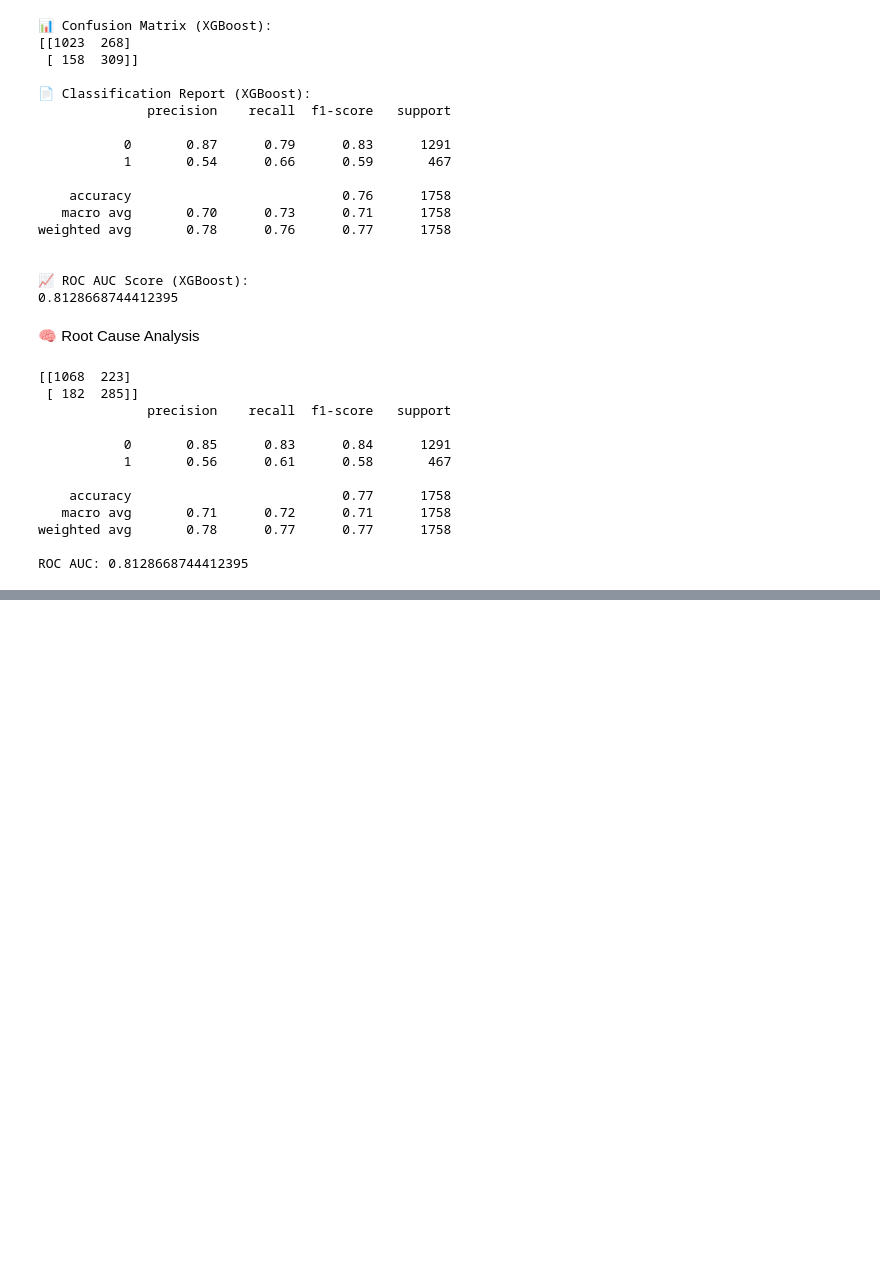
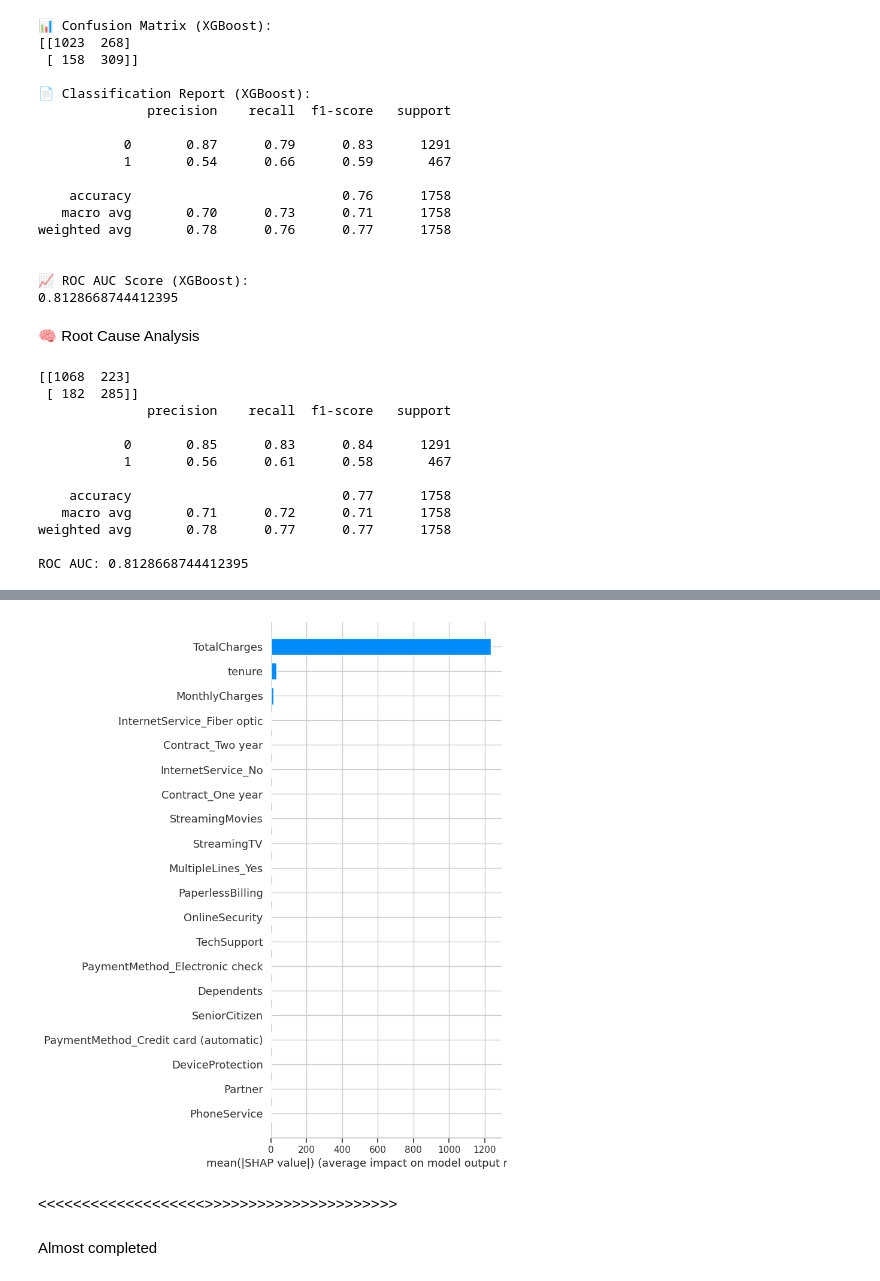
Before and after one commit to Datz-AsadAnalyst/Customer-churn-prediction, a Jupyter notebook: Customer_Churn_Prediction.ipynb, the cells around one changed output, grey strips where cells are left out. Cells and saved outputs as stored; diff of their text form; code cells hidden in the pictures; blank space fills up the shorter version.

```diff
--- a/Customer_Churn_Prediction.ipynb
+++ b/Customer_Churn_Prediction.ipynb
@@ -459,0 +524,16 @@ ROC AUC: 0.8128668744412395
+# %%
+import shap
+
+# Initialize SHAP explainer for Logistic Regression
+# Use LinearExplainer for linear models like Logistic Regression
+explainer = shap.LinearExplainer(model, X_test)
+shap_values = explainer.shap_values(X_test)
+
+# Summary plot (Feature Importance)
+shap.summary_plot(shap_values, X_test, plot_type="bar")
+# %% [output]
+[figure, added]
+# %% [markdown]
+<<<<<<<<<<<<<<<<<<<>>>>>>>>>>>>>>>>>>>>>>
+# %% [markdown]
+Almost completed
```
Also changed, not shown: parts of 5 cells of this notebook.
